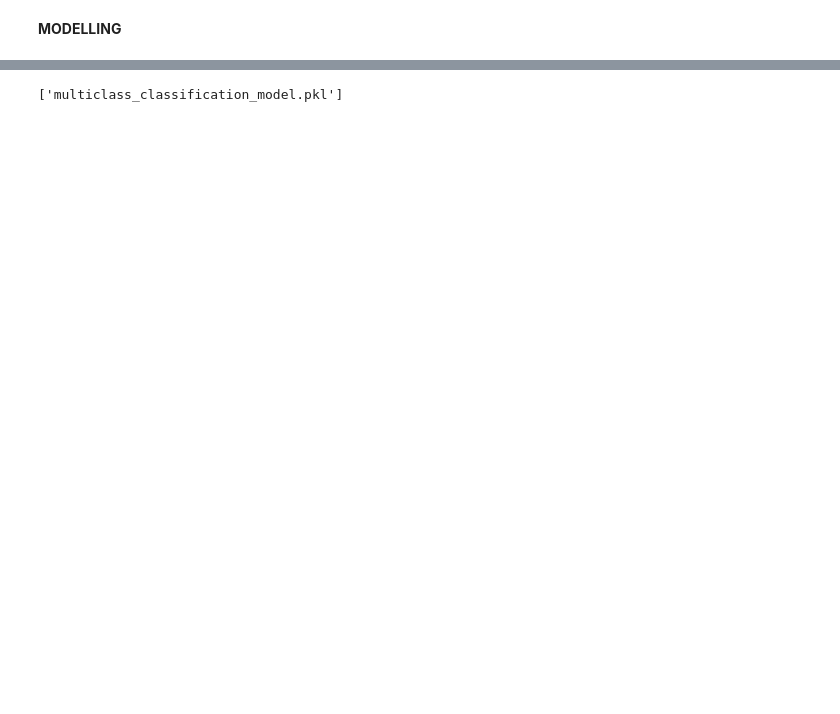
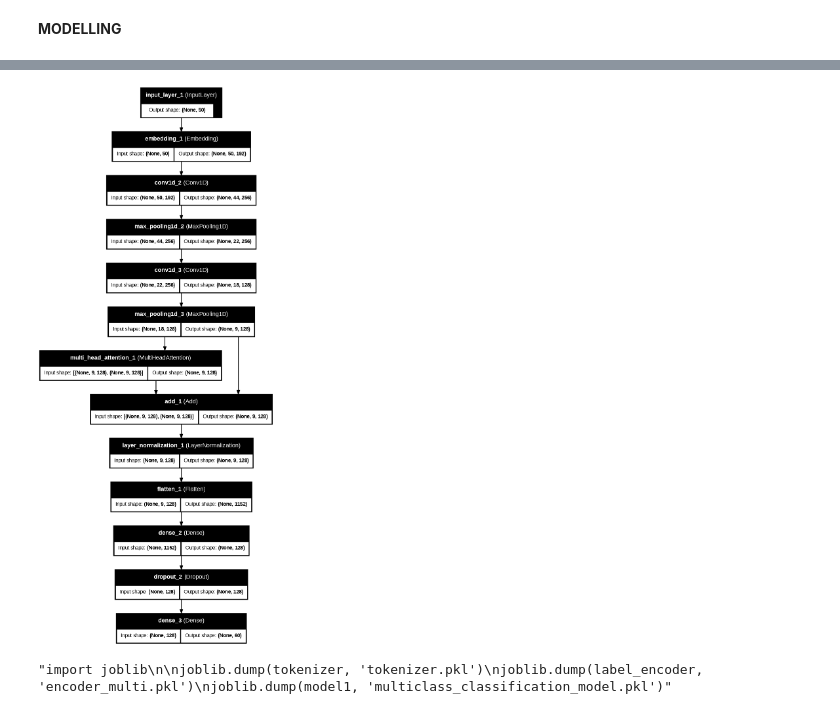
Before and after one commit to SathvikNayak123/detection_of_DGA_botnets, a Jupyter notebook: notebooks/multi_class_classification.ipynb, the cells around one changed output, grey strips where cells are left out. Saved outputs shown, nothing was run; the diff lists cells and outputs as text; code cells hidden in the pictures; blank space fills up the shorter version.

```diff
--- a/notebooks/multi_class_classification.ipynb
+++ b/notebooks/multi_class_classification.ipynb
@@ -144,8 +166,13 @@ Test accuracy: 0.8571875095367432
+# %%
+from tensorflow.keras.utils import plot_model
+plot_model(model, show_shapes=True, show_layer_names=True, to_file='model_plot.png', dpi=80, rankdir='TB')
+# %% [output]
+[figure, added]
 # %%
-import joblib
+'''import joblib
 
 joblib.dump(tokenizer, 'tokenizer.pkl')
 joblib.dump(label_encoder, 'encoder_multi.pkl')
-joblib.dump(model1, 'multiclass_classification_model.pkl')
+joblib.dump(model1, 'multiclass_classification_model.pkl')'''
 # %% [output]
-['multiclass_classification_model.pkl']
+"import joblib\n\njoblib.dump(tokenizer, 'tokenizer.pkl')\njoblib.dump(label_encoder, 'encoder_multi.pkl')\njoblib.dump(model1, 'multiclass_classification_model.pkl')"
```
Also changed, not shown: parts of 7 cells of this notebook, 3 other files.
